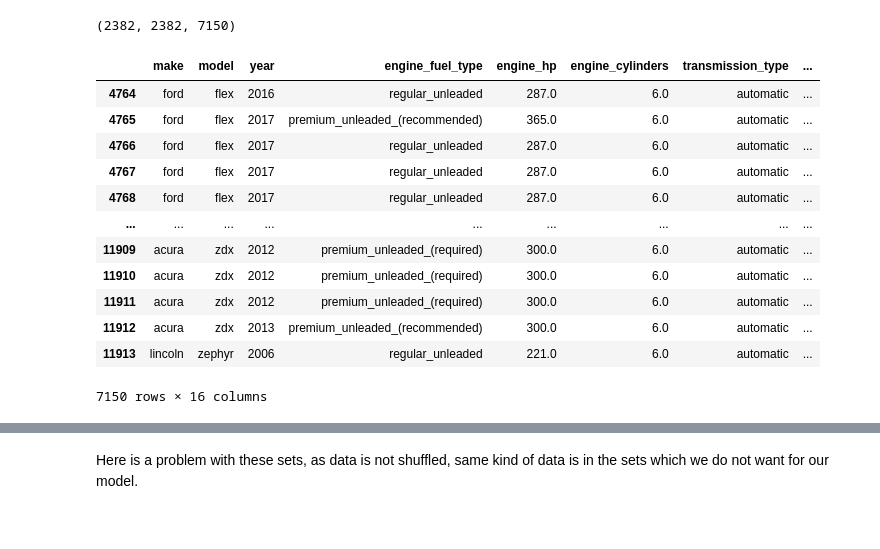
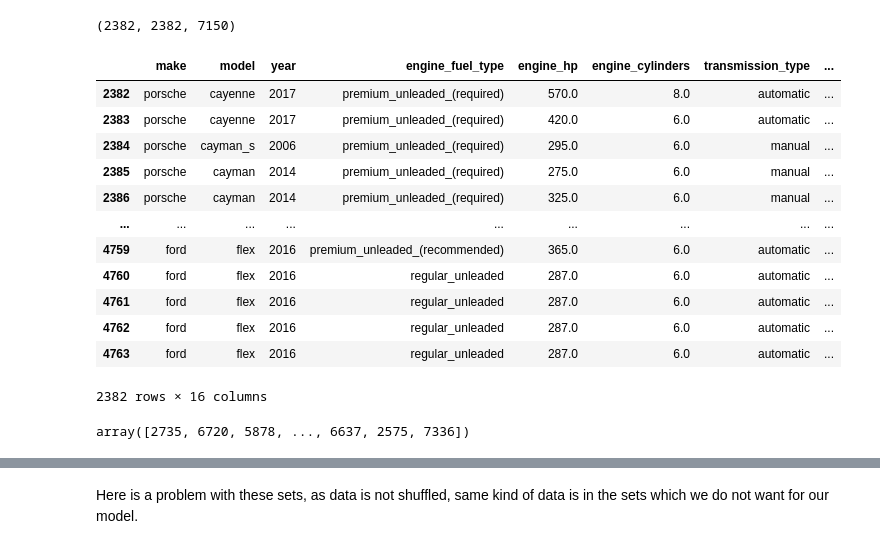
Before and after one commit to Adh101/TechAxis-Data-Science-with-Python-Notes, a Jupyter notebook: Machine_Learning_for_Regression.ipynb, the cells around one changed output, grey strips where cells are left out. Drawn from its saved outputs; the diff is of its cells as text; code cells hidden in the pictures.

```diff
--- a/Machine_Learning_for_Regression.ipynb
+++ b/Machine_Learning_for_Regression.ipynb
@@ -235,19 +291,19 @@ n_val,n_test,n_train
 df_val = df.iloc[:n_val]
 df_test = df.iloc[n_val:n_val + n_test]
 df_train = df.iloc[n_val + n_test:]
-# %%
-df_train
-# %% [output]
-|  | make | model | year | engine_fuel_type | engine_hp | engine_cylinders | transmission_type | ... |
-| 4764 | ford | flex | 2016 | regular_unleaded | 287.0 | 6.0 | automatic | ... |
-| 4765 | ford | flex | 2017 | premium_unleaded_(recommended) | 365.0 | 6.0 | automatic | ... |
-| 4766 | ford | flex | 2017 | regular_unleaded | 287.0 | 6.0 | automatic | ... |
-| 4767 | ford | flex | 2017 | regular_unleaded | 287.0 | 6.0 | automatic | ... |
-| 4768 | ford | flex | 2017 | regular_unleaded | 287.0 | 6.0 | automatic | ... |
-| ... | ... | ... | ... | ... | ... | ... | ... | ... |
-| 11909 | acura | zdx | 2012 | premium_unleaded_(required) | 300.0 | 6.0 | automatic | ... |
-| 11910 | acura | zdx | 2012 | premium_unleaded_(required) | 300.0 | 6.0 | automatic | ... |
-| 11911 | acura | zdx | 2012 | premium_unleaded_(required) | 300.0 | 6.0 | automatic | ... |
-| 11912 | acura | zdx | 2013 | premium_unleaded_(recommended) | 300.0 | 6.0 | automatic | ... |
-| 11913 | lincoln | zephyr | 2006 | regular_unleaded | 221.0 | 6.0 | automatic | ... |
-7150 rows × 16 columns
+# %%
+df_test
+# %% [output]
+|  | make | model | year | engine_fuel_type | engine_hp | engine_cylinders | transmission_type | ... |
+| 2382 | porsche | cayenne | 2017 | premium_unleaded_(required) | 570.0 | 8.0 | automatic | ... |
+| 2383 | porsche | cayenne | 2017 | premium_unleaded_(required) | 420.0 | 6.0 | automatic | ... |
+| 2384 | porsche | cayman_s | 2006 | premium_unleaded_(required) | 295.0 | 6.0 | manual | ... |
+| 2385 | porsche | cayman | 2014 | premium_unleaded_(required) | 275.0 | 6.0 | manual | ... |
+| 2386 | porsche | cayman | 2014 | premium_unleaded_(required) | 325.0 | 6.0 | manual | ... |
+| ... | ... | ... | ... | ... | ... | ... | ... | ... |
+| 4759 | ford | flex | 2016 | premium_unleaded_(recommended) | 365.0 | 6.0 | automatic | ... |
+| 4760 | ford | flex | 2016 | regular_unleaded | 287.0 | 6.0 | automatic | ... |
+| 4761 | ford | flex | 2016 | regular_unleaded | 287.0 | 6.0 | automatic | ... |
+| 4762 | ford | flex | 2016 | regular_unleaded | 287.0 | 6.0 | automatic | ... |
+| 4763 | ford | flex | 2016 | regular_unleaded | 287.0 | 6.0 | automatic | ... |
+2382 rows × 16 columns
@@ -253,0 +313,5 @@ df_train
+# %%
+np.random.shuffle(a)
+a
+# %% [output]
+array([2735, 6720, 5878, ..., 6637, 2575, 7336])
```
Also changed, not shown: parts of 66 cells of this notebook.
